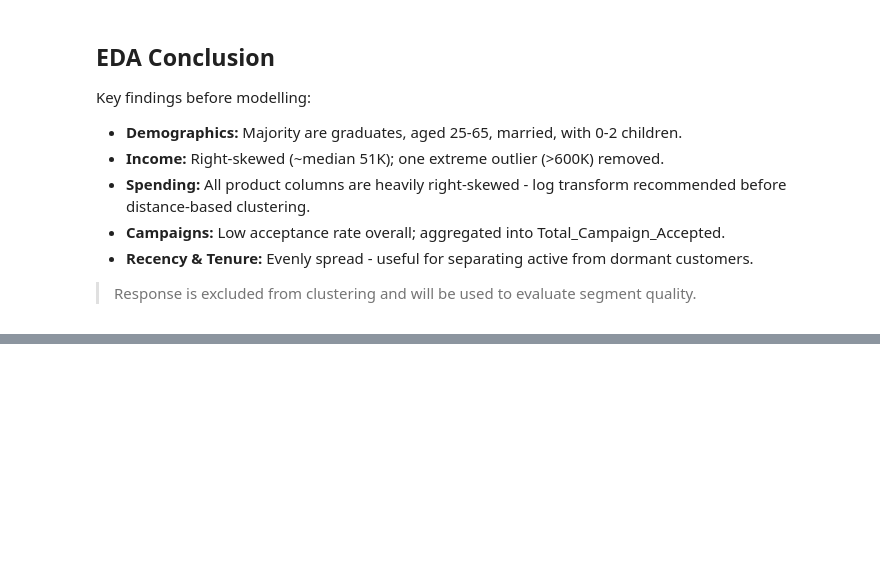
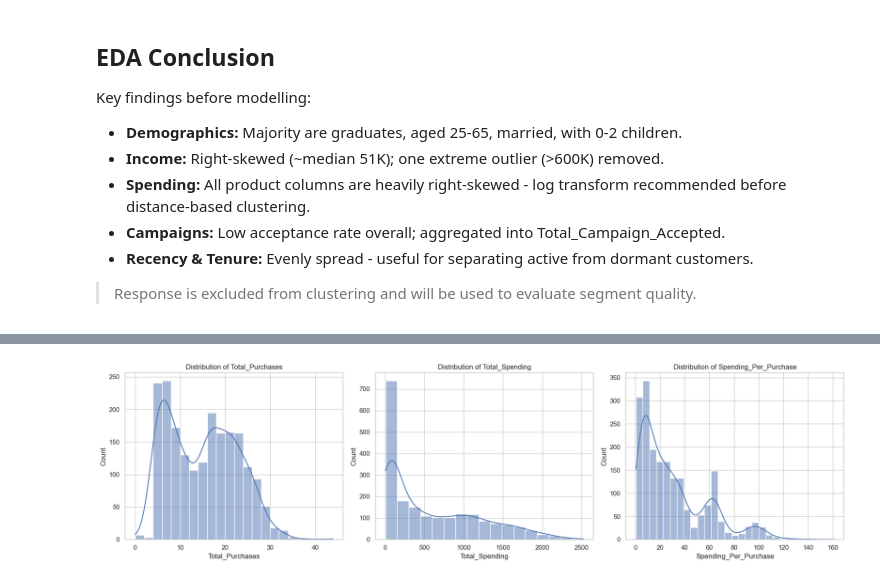
Before and after one commit to muhammedriswanp/customer-segmentation-clustering, a Jupyter notebook: notebooks/project_analysis.ipynb, the cells around one changed output, grey strips where cells are left out. Drawn from its saved outputs; the diff is of its cells as text; code cells hidden in the pictures; blank space fills up the shorter version.

```diff
--- a/notebooks/project_analysis.ipynb
+++ b/notebooks/project_analysis.ipynb
@@ -424,0 +491,2 @@ Key findings before modelling:
+# %%
+df['Total_Spending'] = df[['MntWines','MntFruits','MntMeatProducts', 'MntFishProducts','MntSweetProducts','MntGoldProds']].sum(axis=1)
@@ -424,0 +497,2 @@ Key findings before modelling:
+# %%
+df['Spending_Per_Purchase'] = df['Total_Spending'] / (df['Total_Purchases'] + 1)
@@ -424,0 +503,11 @@ Key findings before modelling:
+# %%
+import sys
+import os
+
+sys.path.append(os.path.abspath(".."))
+
+
+from src.preprocessing import remove_duplicates
+
+if df.duplicated().any():
+    df = remove_duplicates(df)
@@ -424,0 +516,3 @@ Key findings before modelling:
+# %%
+
+df = pd.get_dummies(df, drop_first=True, dtype=int)
@@ -424,0 +531,14 @@ Key findings before modelling:
+# %%
+cols = ['Total_Purchases', 'Total_Spending', 'Spending_Per_Purchase']
+
+plt.figure(figsize=(18, 5))
+
+for i, col in enumerate(cols, 1):
+    plt.subplot(1, 3, i)
+    sns.histplot(df[col], kde=True)
+    plt.title(f'Distribution of {col}')
+
+plt.tight_layout()
+plt.show()
+# %% [output]
+[figure, added]
```
Also changed, not shown: parts of 73 cells of this notebook, 8 other files.
